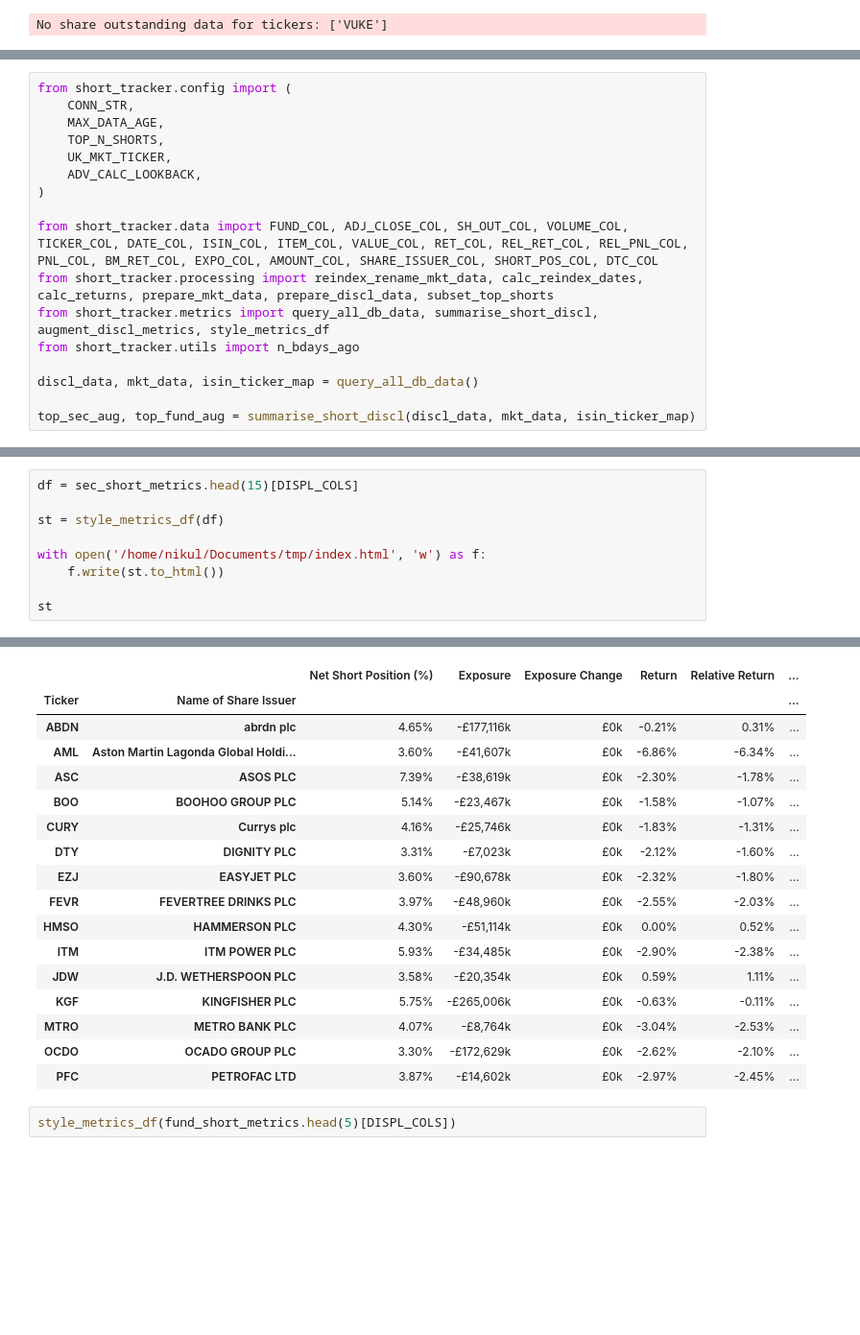
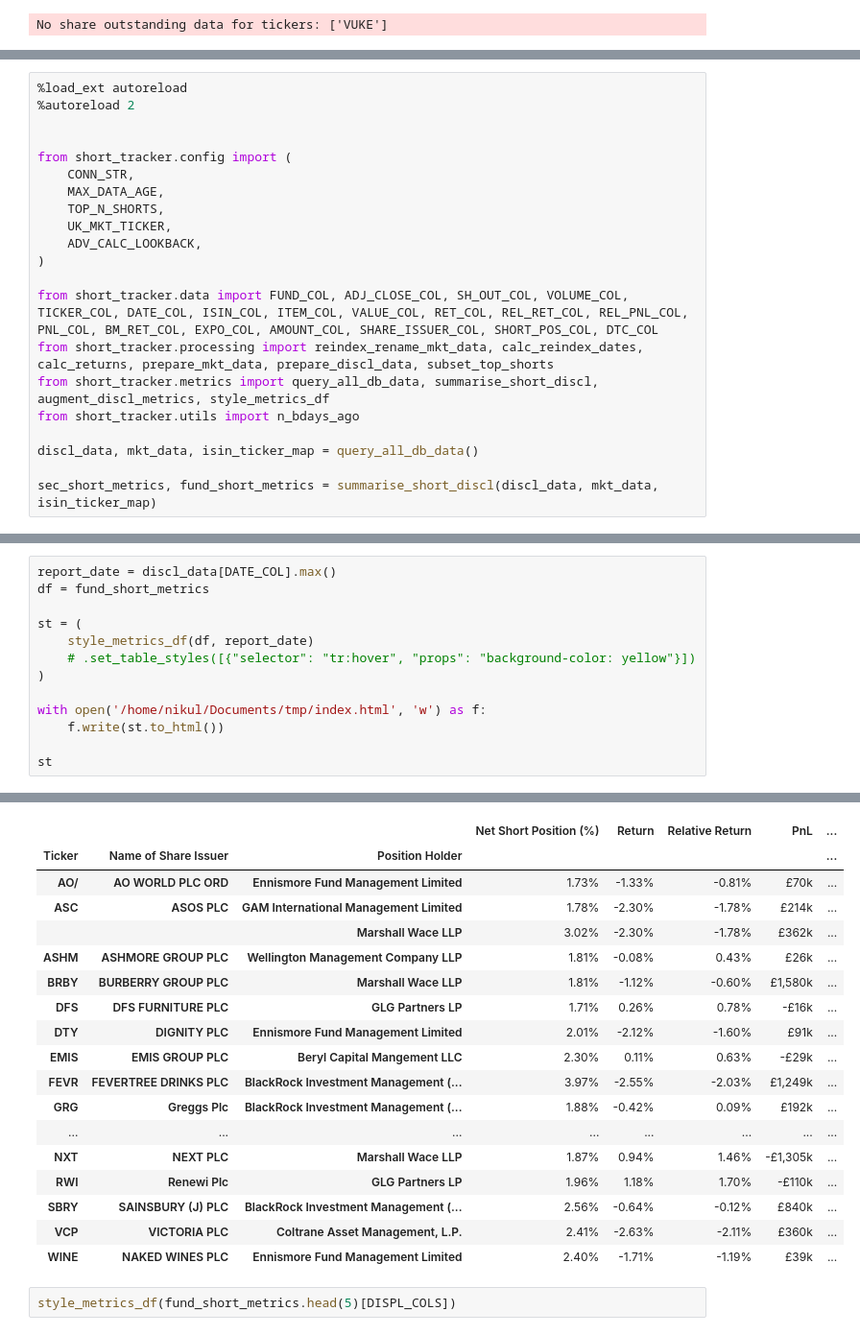
Before and after one commit to nikulpatel3141/UK-Short-Tracker, a Jupyter notebook: Notebooks/process_scripting.ipynb, the cells around one changed output, grey strips where cells are left out. Shown at 96% size. Cells and saved outputs as stored; diff of their text form; blank space fills up the shorter version.

```diff
--- a/Notebooks/process_scripting.ipynb
+++ b/Notebooks/process_scripting.ipynb
@@ -305,4 +308,8 @@ No share outstanding data for tickers: ['VUKE']
 # %%
+%load_ext autoreload
+%autoreload 2
+
+
 from short_tracker.config import (
     CONN_STR,
     MAX_DATA_AGE,
@@ -318,4 +325,4 @@ from short_tracker.utils import n_bdays_ago
 
 discl_data, mkt_data, isin_ticker_map = query_all_db_data()
 
-top_sec_aug, top_fund_aug = summarise_short_discl(discl_data, mkt_data, isin_ticker_map)
+sec_short_metrics, fund_short_metrics = summarise_short_discl(discl_data, mkt_data, isin_ticker_map)
@@ -400,7 +333,11 @@ sec_short_metrics = calc_display_metrics(top_sec_shorts_lookback_)
 # %%
-df = sec_short_metrics.head(15)[DISPL_COLS]
+report_date = discl_data[DATE_COL].max()
+df = fund_short_metrics
 
-st = style_metrics_df(df)
+st = (
+    style_metrics_df(df, report_date)
+    # .set_table_styles([{"selector": "tr:hover", "props": "background-color: yellow"}])
+)
 
 with open('/home/nikul/Documents/tmp/index.html', 'w') as f:
     f.write(st.to_html())
@@ -410,20 +348,21 @@ st
-|  |  | Net Short Position (%) | Exposure | Exposure Change | Return | Relative Return | ... |
-| Ticker | Name of Share Issuer |  |  |  |  |  | ... |
-| ABDN | abrdn plc | 4.65% | -£177,116k | £0k | -0.21% | 0.31% | ... |
-| AML | Aston Martin Lagonda Global Holdi... | 3.60% | -£41,607k | £0k | -6.86% | -6.34% | ... |
-| ASC | ASOS PLC | 7.39% | -£38,619k | £0k | -2.30% | -1.78% | ... |
-| BOO | BOOHOO GROUP PLC | 5.14% | -£23,467k | £0k | -1.58% | -1.07% | ... |
-| CURY | Currys plc | 4.16% | -£25,746k | £0k | -1.83% | -1.31% | ... |
-| DTY | DIGNITY PLC | 3.31% | -£7,023k | £0k | -2.12% | -1.60% | ... |
-| EZJ | EASYJET PLC | 3.60% | -£90,678k | £0k | -2.32% | -1.80% | ... |
-| FEVR | FEVERTREE DRINKS PLC | 3.97% | -£48,960k | £0k | -2.55% | -2.03% | ... |
-| HMSO | HAMMERSON PLC | 4.30% | -£51,114k | £0k | 0.00% | 0.52% | ... |
-| ITM | ITM POWER PLC | 5.93% | -£34,485k | £0k | -2.90% | -2.38% | ... |
-| JDW | J.D. WETHERSPOON PLC | 3.58% | -£20,354k | £0k | 0.59% | 1.11% | ... |
-| KGF | KINGFISHER PLC | 5.75% | -£265,006k | £0k | -0.63% | -0.11% | ... |
-| MTRO | METRO BANK PLC | 4.07% | -£8,764k | £0k | -3.04% | -2.53% | ... |
-| OCDO | OCADO GROUP PLC | 3.30% | -£172,629k | £0k | -2.62% | -2.10% | ... |
-| PFC | PETROFAC LTD | 3.87% | -£14,602k | £0k | -2.97% | -2.45% | ... |
+|  |  |  | Net Short Position (%) | Return | Relative Return | PnL | ... |
+| Ticker | Name of Share Issuer | Position Holder |  |  |  |  | ... |
+| AO/ | AO WORLD PLC ORD | Ennismore Fund Management Limited | 1.73% | -1.33% | -0.81% | £70k | ... |
+| ASC | ASOS PLC | GAM International Management Limited | 1.78% | -2.30% | -1.78% | £214k | ... |
+|  |  | Marshall Wace LLP | 3.02% | -2.30% | -1.78% | £362k | ... |
+| ASHM | ASHMORE GROUP PLC | Wellington Management Company LLP | 1.81% | -0.08% | 0.43% | £26k | ... |
+| BRBY | BURBERRY GROUP PLC | Marshall Wace LLP | 1.81% | -1.12% | -0.60% | £1,580k | ... |
+| DFS | DFS FURNITURE PLC | GLG Partners LP | 1.71% | 0.26% | 0.78% | -£16k | ... |
+| DTY | DIGNITY PLC | Ennismore Fund Management Limited | 2.01% | -2.12% | -1.60% | £91k | ... |
+| EMIS | EMIS GROUP PLC | Beryl Capital Mangement LLC | 2.30% | 0.11% | 0.63% | -£29k | ... |
+| FEVR | FEVERTREE DRINKS PLC | BlackRock Investment Management (... | 3.97% | -2.55% | -2.03% | £1,249k | ... |
+| GRG | Greggs Plc | BlackRock Investment Management (... | 1.88% | -0.42% | 0.09% | £192k | ... |
+| ... | ... | ... | ... | ... | ... | ... | ... |
+| NXT | NEXT PLC | Marshall Wace LLP | 1.87% | 0.94% | 1.46% | -£1,305k | ... |
+| RWI | Renewi Plc | GLG Partners LP | 1.96% | 1.18% | 1.70% | -£110k | ... |
+| SBRY | SAINSBURY (J) PLC | BlackRock Investment Management (... | 2.56% | -0.64% | -0.12% | £840k | ... |
+| VCP | VICTORIA PLC | Coltrane Asset Management, L.P. | 2.41% | -2.63% | -2.11% | £360k | ... |
+| WINE | NAKED WINES PLC | Ennismore Fund Management Limited | 2.40% | -1.71% | -1.19% | £39k | ... |
 # %%
 style_metrics_df(fund_short_metrics.head(5)[DISPL_COLS])
 # %% [output]
```
Also changed, not shown: parts of 5 cells of this notebook, 5 other files.
